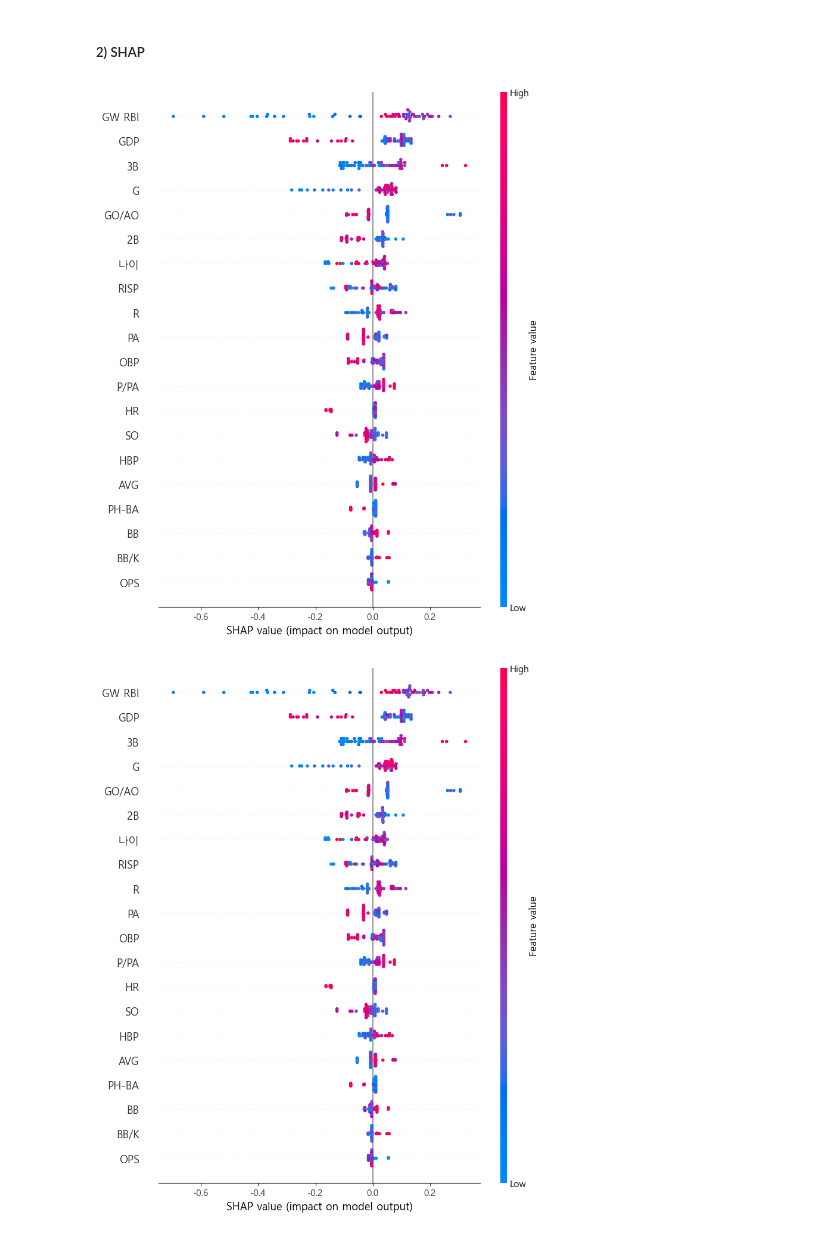
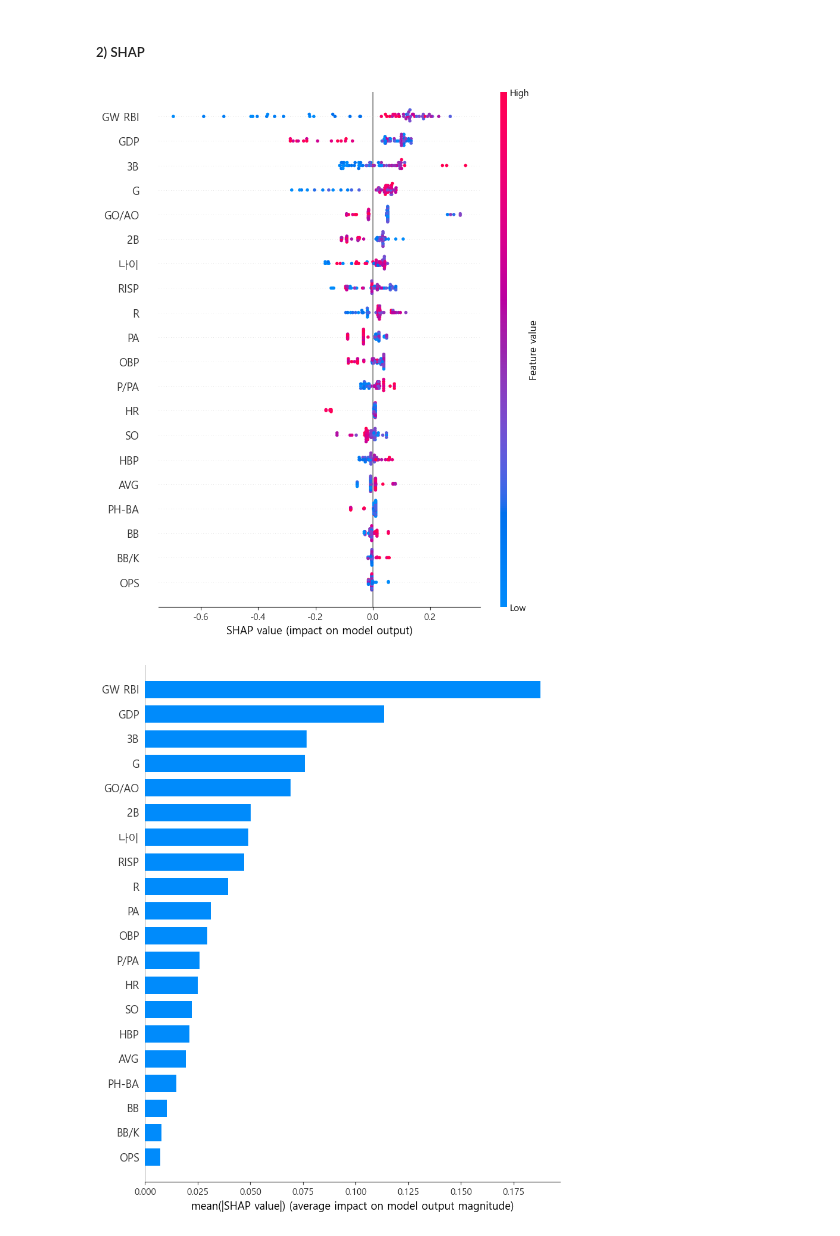
Before and after one commit to Seonyeol-Jeong/KBO_analysis, a Jupyter notebook: 모델링.ipynb, the cells around one changed output. Cells and saved outputs as stored; diff of their text form; code cells hidden in the pictures.

```diff
--- a/모델링.ipynb
+++ b/모델링.ipynb
@@ -414,9 +446,7 @@ explainer = shap.TreeExplainer(best_xgb)
 shap_values = explainer.shap_values(X_test)
 # %%
 shap.summary_plot(shap_values, X_test)
+shap.summary_plot(shap_values, X_test, plot_type='bar')
 # %% [output]
-[figure, old version]
+[figure, new version]
+[figure, added]
-# %%
-shap.summary_plot(shap_values, X_test)
-# %% [output]
-[figure, removed]
```
Also changed, not shown: parts of 7 cells of this notebook.
